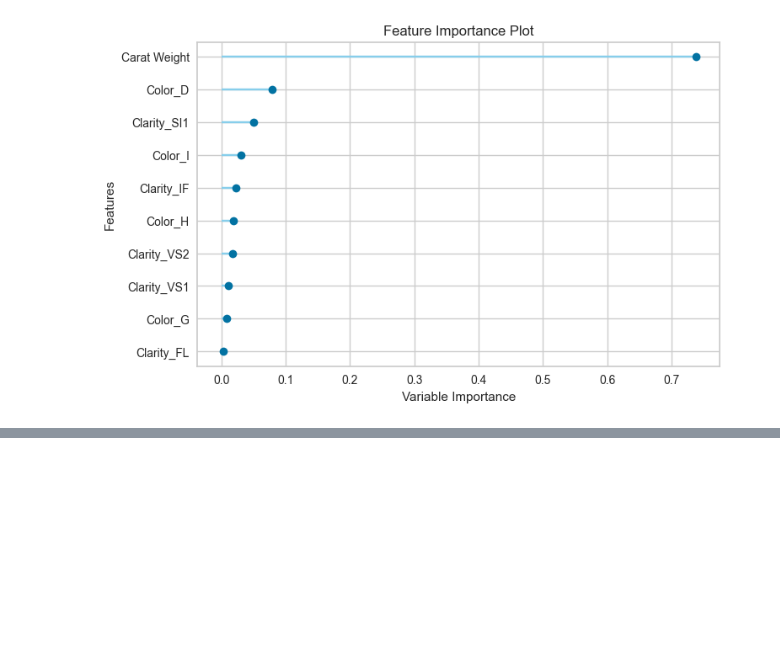
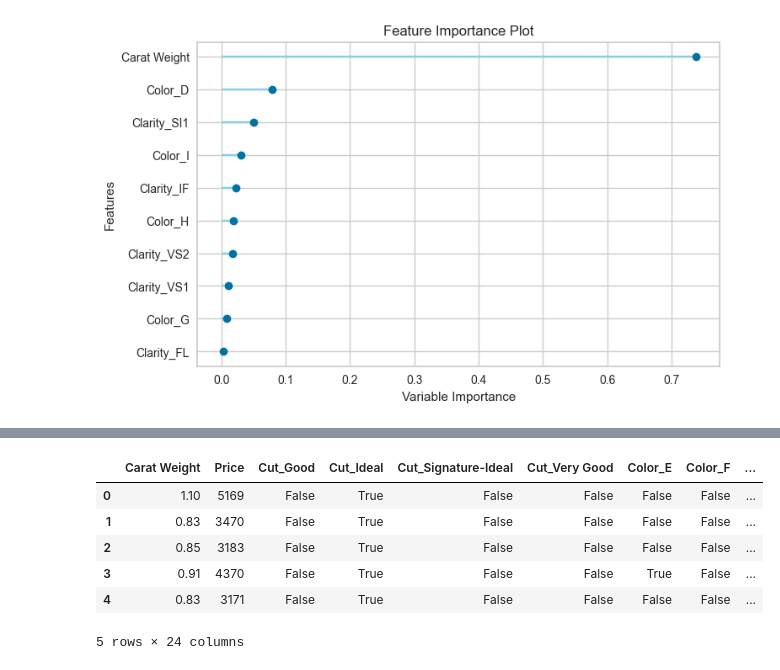
Before and after one commit to ilyan146/ml_playground, a Jupyter notebook: nb_ml.ipynb, the cells around one changed output, grey strips where cells are left out. Cells and saved outputs as stored; diff of their text form; code cells hidden in the pictures; blank space fills up the shorter version.

```diff
--- a/nb_ml.ipynb
+++ b/nb_ml.ipynb
@@ -77,0 +135,14 @@ plot_model(et, plot="feature")
+# %%
+# Preprocessing
+## Since data set has string values - encoding to convert to numerical values for regression
+
+dataset = pd.get_dummies(dataset, drop_first=True)
+dataset.head()
+# %% [output]
+|  | Carat Weight | Price | Cut_Good | Cut_Ideal | Cut_Signature-Ideal | Cut_Very Good | Color_E | Color_F | ... |
+| 0 | 1.10 | 5169 | False | True | False | False | False | False | ... |
+| 1 | 0.83 | 3470 | False | True | False | False | False | False | ... |
+| 2 | 0.85 | 3183 | False | True | False | False | False | False | ... |
+| 3 | 0.91 | 4370 | False | True | False | False | True | False | ... |
+| 4 | 0.83 | 3171 | False | True | False | False | False | False | ... |
+5 rows × 24 columns
```
Also changed, not shown: parts of 13 cells of this notebook, 1 other file.
